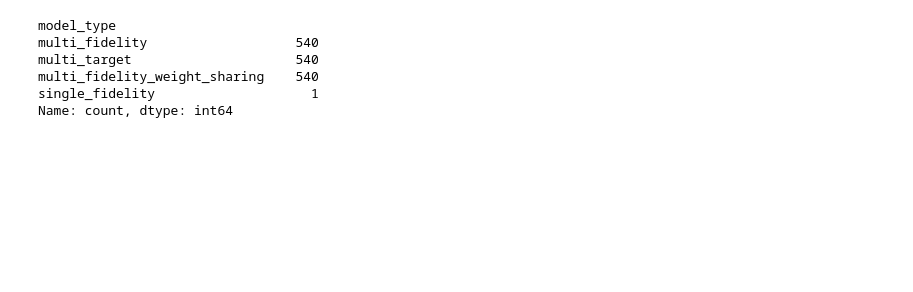
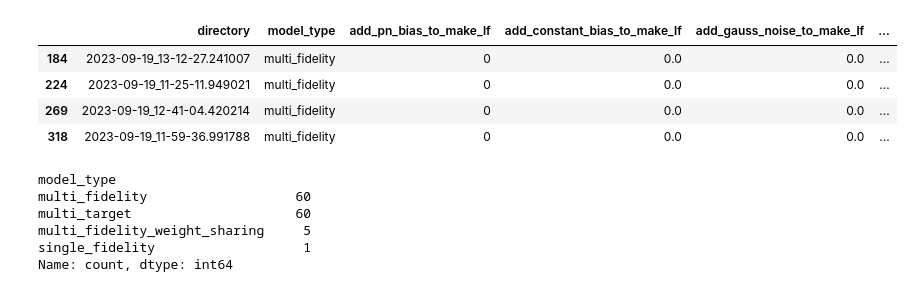
Before and after one commit to sourcery-ai-experiments/chemprop, a Jupyter notebook: multifidelity_results_analysis.ipynb, the cells around one changed output. Cells and saved outputs as stored; diff of their text form; code cells hidden in the pictures; blank space fills up the shorter version.

```diff
--- a/multifidelity_results_analysis.ipynb
+++ b/multifidelity_results_analysis.ipynb
@@ -70,0 +89,10 @@ df.sort_values(by=['model_type', 'add_pn_bias_to_make_lf', 'add_constant_bias_to
+# %%
+df.loc[(df['model_type'] == 'multi_fidelity') & (df['add_pn_bias_to_make_lf'] == 0) & (df['add_constant_bias_to_make_lf'] == 0) & (df['add_gauss_noise_to_make_lf'] == 0) & \
+       (df['add_descriptor_bias_to_make_lf'] == 0) & (df['lf_hf_size_ratio'] == 100) \
+       & (df['lf_superset_of_hf'] == True) & (df['seed'] == 0)]
+# %% [output]
+|  | directory | model_type | add_pn_bias_to_make_lf | add_constant_bias_to_make_lf | add_gauss_noise_to_make_lf | ... |
+| 184 | 2023-09-19_13-12-27.241007 | multi_fidelity | 0 | 0.0 | 0.0 | ... |
+| 224 | 2023-09-19_11-25-11.949021 | multi_fidelity | 0 | 0.0 | 0.0 | ... |
+| 269 | 2023-09-19_12-41-04.420214 | multi_fidelity | 0 | 0.0 | 0.0 | ... |
+| 318 | 2023-09-19_11-59-36.991788 | multi_fidelity | 0 | 0.0 | 0.0 | ... |
@@ -71,9 +110,9 @@ df.sort_values(by=['model_type', 'add_pn_bias_to_make_lf', 'add_constant_bias_to
 # %%
-df.model_type.value_counts()
+df_mean.model_type.value_counts()
 # %% [output]
 model_type
-multi_fidelity                   540
-multi_target                     540
-multi_fidelity_weight_sharing    540
-single_fidelity                    1
+multi_fidelity                   60
+multi_target                     60
+multi_fidelity_weight_sharing     5
+single_fidelity                   1
 Name: count, dtype: int64
```
Also changed, not shown: parts of 10 cells of this notebook, 1 other file.
